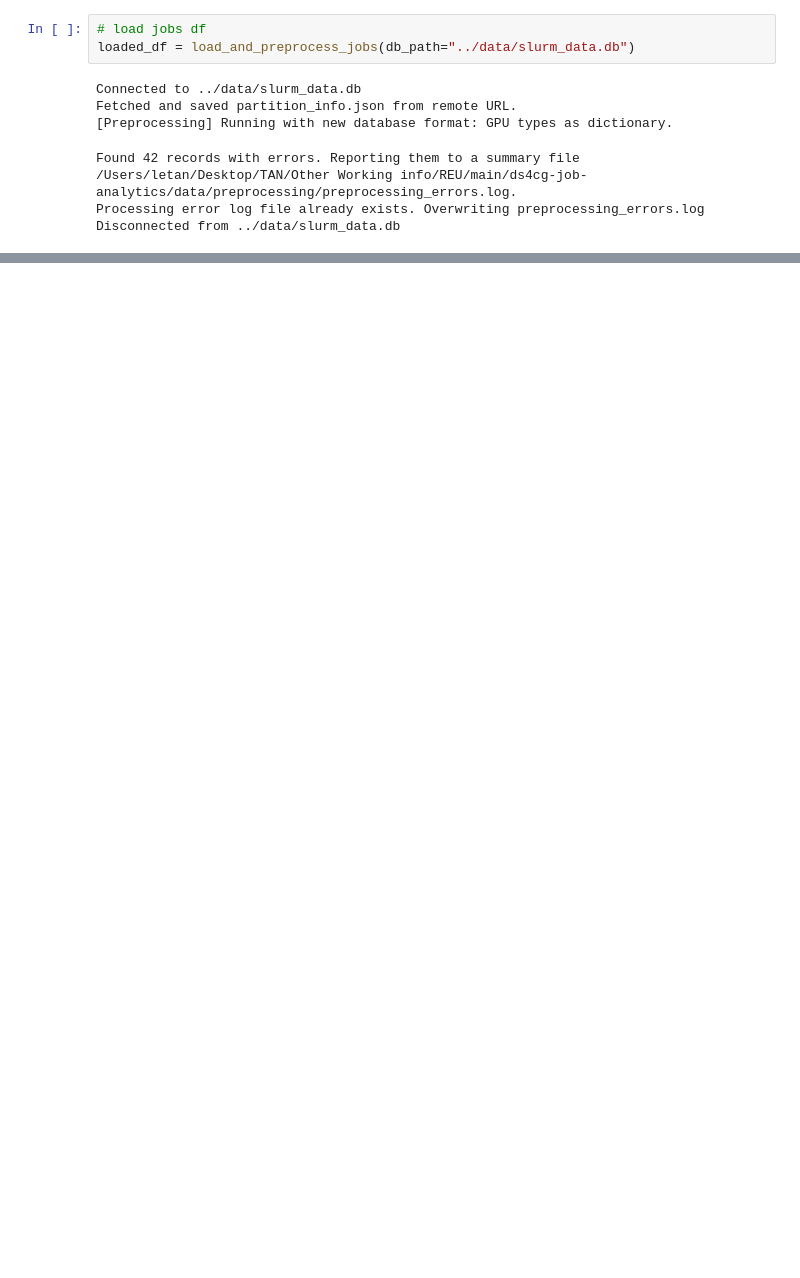
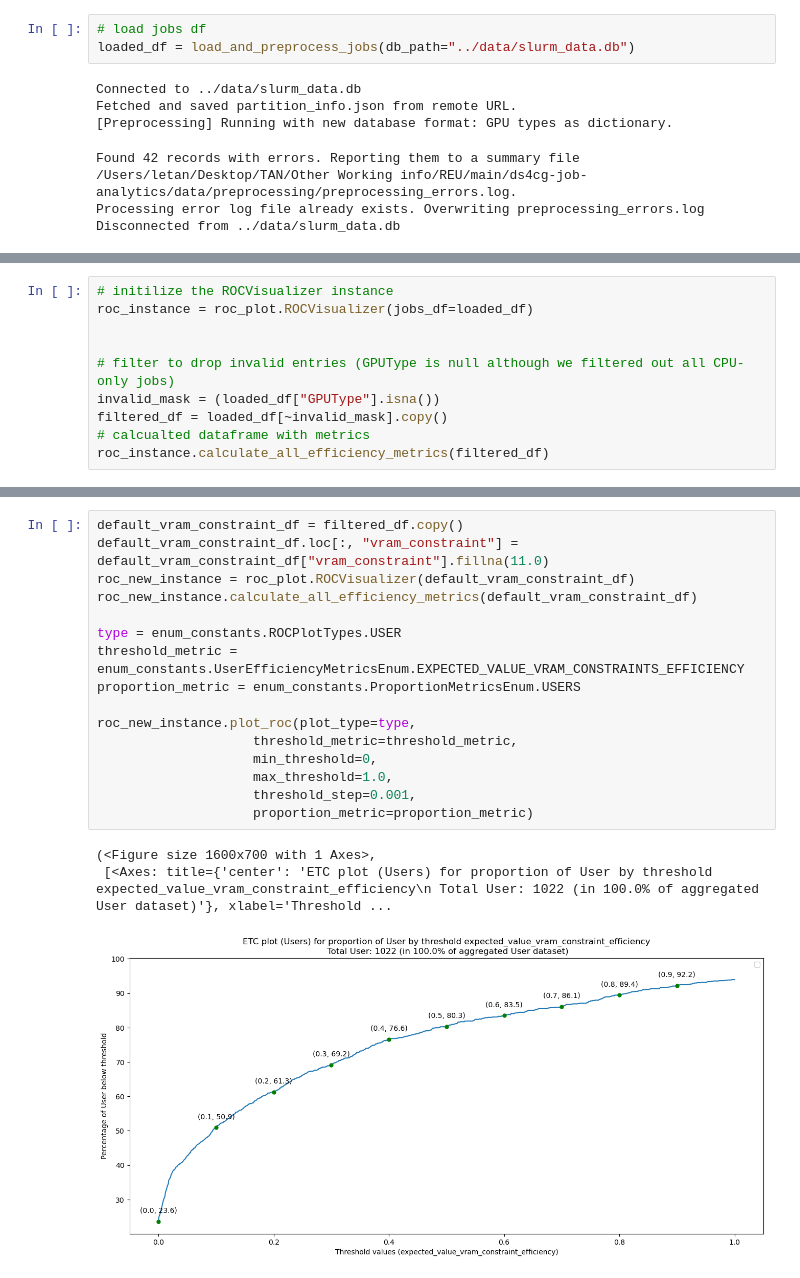
Before and after one commit to UnityHPC/ds4cg-job-analytics, a Jupyter notebook: notebooks/ROC Plot.ipynb, the cells around one changed output, grey strips where cells are left out. Saved outputs shown, nothing was run; the diff lists cells and outputs as text; blank space fills up the shorter version.

```diff
--- a/notebooks/ROC Plot.ipynb
+++ b/notebooks/ROC Plot.ipynb
@@ -697,0 +35,10 @@ Filtered out 575 invalid records based on alloc_vram_efficiency_score column.
+# %%
+# initilize the ROCVisualizer instance
+roc_instance = roc_plot.ROCVisualizer(jobs_df=loaded_df)
+
+
+# filter to drop invalid entries (GPUType is null although we filtered out all CPU-only jobs)
+invalid_mask = (loaded_df["GPUType"].isna())
+filtered_df = loaded_df[~invalid_mask].copy()
+# calcualted dataframe with metrics
+roc_instance.calculate_all_efficiency_metrics(filtered_df)
@@ -697,0 +98,20 @@ Filtered out 575 invalid records based on alloc_vram_efficiency_score column.
+# %%
+default_vram_constraint_df = filtered_df.copy()
+default_vram_constraint_df.loc[:, "vram_constraint"] = default_vram_constraint_df["vram_constraint"].fillna(11.0)
+roc_new_instance = roc_plot.ROCVisualizer(default_vram_constraint_df)
+roc_new_instance.calculate_all_efficiency_metrics(default_vram_constraint_df)
+
+type = enum_constants.ROCPlotTypes.USER
+threshold_metric = enum_constants.UserEfficiencyMetricsEnum.EXPECTED_VALUE_VRAM_CONSTRAINTS_EFFICIENCY
+proportion_metric = enum_constants.ProportionMetricsEnum.USERS
+
+roc_new_instance.plot_roc(plot_type=type,
+                    threshold_metric=threshold_metric,
+                    min_threshold=0,
+                    max_threshold=1.0,
+                    threshold_step=0.001,
+                    proportion_metric=proportion_metric)
+# %% [output]
+(<Figure size 1600x700 with 1 Axes>,
+ [<Axes: title={'center': 'ETC plot (Users) for proportion of User by threshold expected_value_vram_constraint_efficiency\n Total User: 1022 (in 100.0% of aggregated User dataset)'}, xlabel='Threshold ...
+[figure, added]
```
Also changed, not shown: parts of 63 cells of this notebook, 1 other file.
